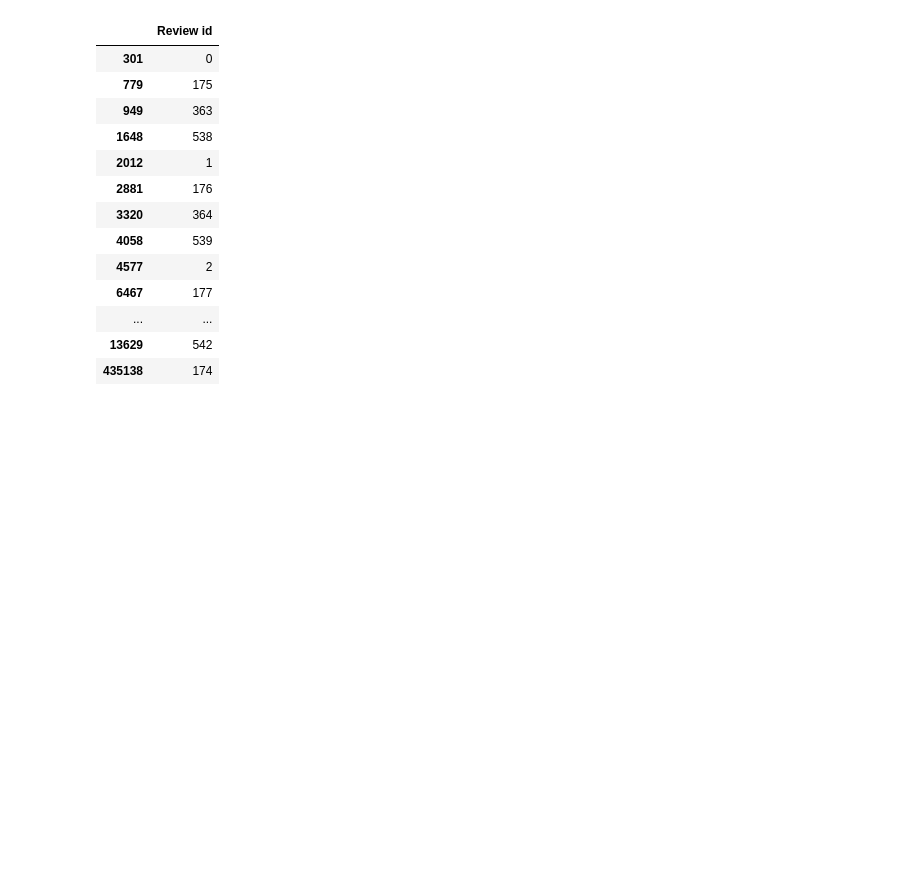
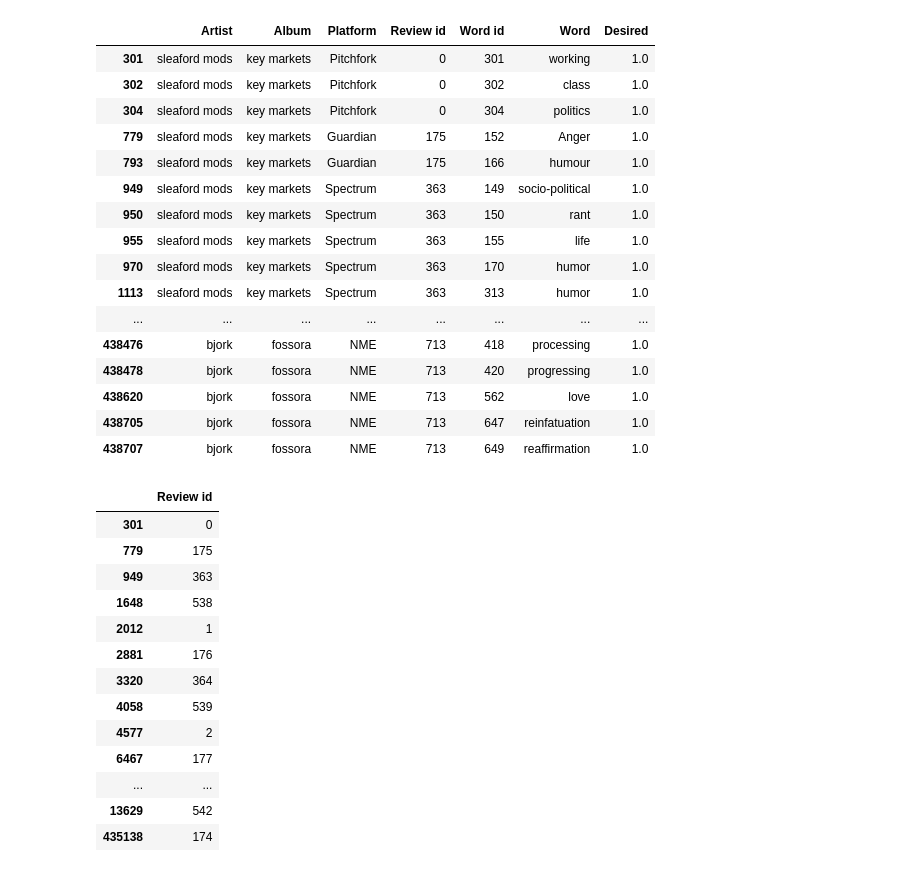
Before and after one commit to tjsnel/Third-Year-Project, a Jupyter notebook: third-year-project/Notebooks/unigram_train.ipynb, the cells around one changed output. Saved outputs shown, nothing was run; the diff lists cells and outputs as text; code cells hidden in the pictures; blank space fills up the shorter version.

```diff
--- a/third-year-project/Notebooks/unigram_train.ipynb
+++ b/third-year-project/Notebooks/unigram_train.ipynb
@@ -9,6 +9,26 @@ from nltk.corpus import opinion_lexicon
 # %%
 text = pd.read_hdf("C:\\Users\\tommy\\OneDrive\\University\\Year 3\\Third Year Project\\Platform Album Data\\new_unigram_data.h5", key="text")
 X_original = pd.read_hdf("C:\\Users\\tommy\\OneDrive\\University\\Year 3\\Third Year Project\\Platform Album Data\\new_unigram_data.h5", key="form")
+# %%
+X_original.loc[X_original["Desired"] == 1]
+# %% [output]
+|  | Artist | Album | Platform | Review id | Word id | Word | Desired |
+| 301 | sleaford mods | key markets | Pitchfork | 0 | 301 | working | 1.0 |
+| 302 | sleaford mods | key markets | Pitchfork | 0 | 302 | class | 1.0 |
+| 304 | sleaford mods | key markets | Pitchfork | 0 | 304 | politics | 1.0 |
+| 779 | sleaford mods | key markets | Guardian | 175 | 152 | Anger | 1.0 |
+| 793 | sleaford mods | key markets | Guardian | 175 | 166 | humour | 1.0 |
+| 949 | sleaford mods | key markets | Spectrum | 363 | 149 | socio-political | 1.0 |
+| 950 | sleaford mods | key markets | Spectrum | 363 | 150 | rant | 1.0 |
+| 955 | sleaford mods | key markets | Spectrum | 363 | 155 | life | 1.0 |
+| 970 | sleaford mods | key markets | Spectrum | 363 | 170 | humor | 1.0 |
+| 1113 | sleaford mods | key markets | Spectrum | 363 | 313 | humor | 1.0 |
+| ... | ... | ... | ... | ... | ... | ... | ... |
+| 438476 | bjork | fossora | NME | 713 | 418 | processing | 1.0 |
+| 438478 | bjork | fossora | NME | 713 | 420 | progressing | 1.0 |
+| 438620 | bjork | fossora | NME | 713 | 562 | love | 1.0 |
+| 438705 | bjork | fossora | NME | 713 | 647 | reinfatuation | 1.0 |
+| 438707 | bjork | fossora | NME | 713 | 649 | reaffirmation | 1.0 |
 # %%
 # Put the words into lower case
 X_no_stop = X_original.copy()
```
Also changed, not shown: 15 other files.
